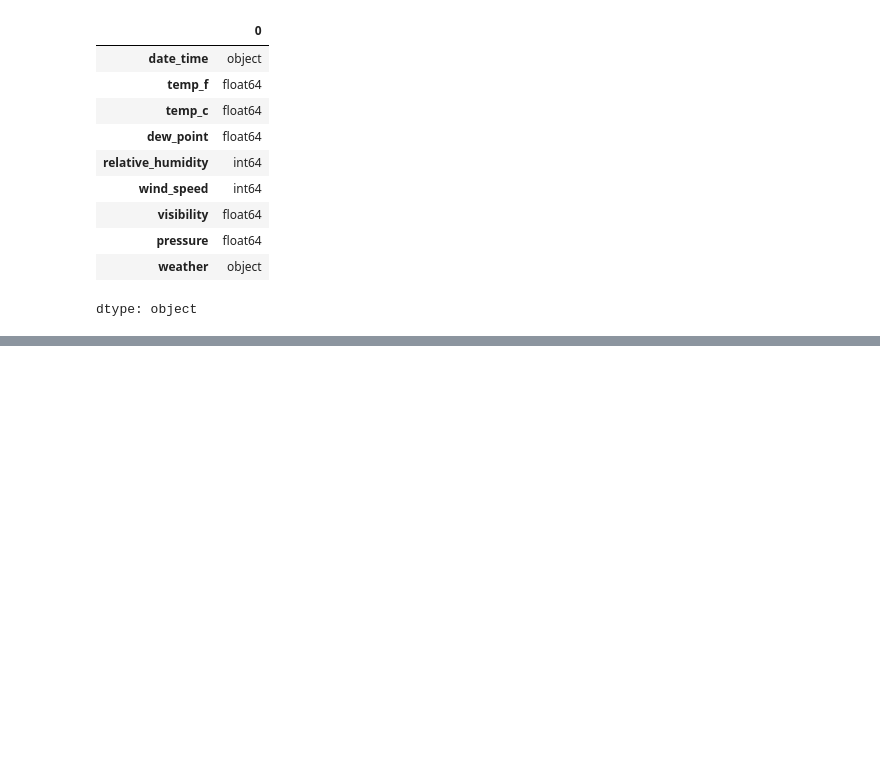
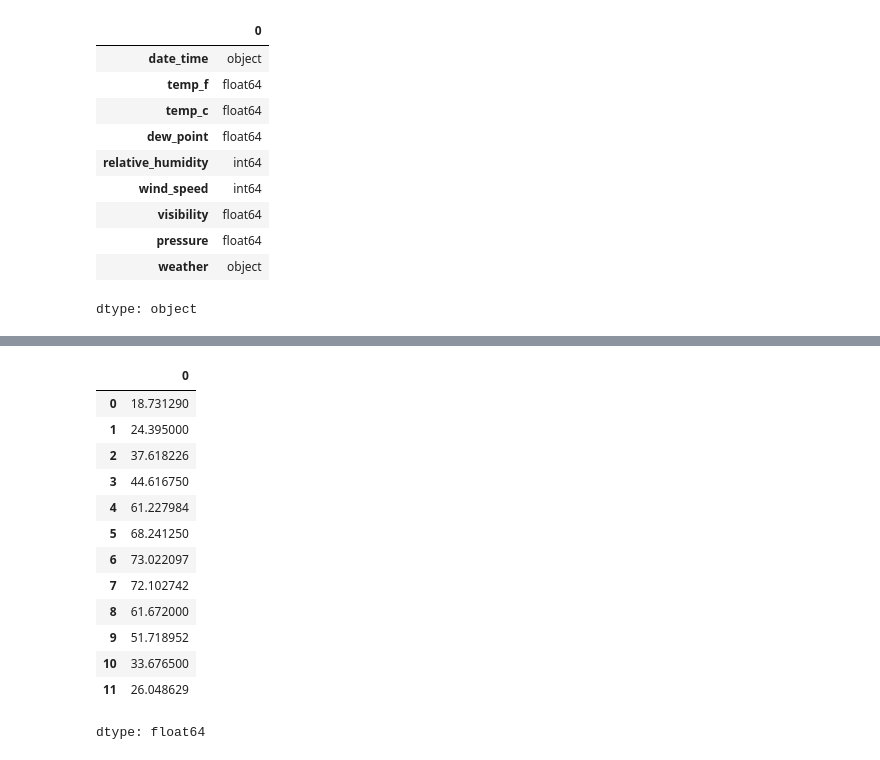
Before and after one commit to zaccowan/MLA_ZSC, a Jupyter notebook: MLA1_ZSC.ipynb, the cells around one changed output, grey strips where cells are left out. Drawn from its saved outputs; the diff is of its cells as text; code cells hidden in the pictures; blank space fills up the shorter version.

```diff
--- a/MLA1_ZSC.ipynb
+++ b/MLA1_ZSC.ipynb
@@ -115,0 +107,18 @@ df
+# %%
+monthly_avg=pd.Series(df.groupby(pd.PeriodIndex(df['date_time'], freq="m"))['temp_f'].mean().tolist())
+monthly_avg
+# %% [output]
+|  | 0 |
+| 0 | 18.731290 |
+| 1 | 24.395000 |
+| 2 | 37.618226 |
+| 3 | 44.616750 |
+| 4 | 61.227984 |
+| 5 | 68.241250 |
+| 6 | 73.022097 |
+| 7 | 72.102742 |
+| 8 | 61.672000 |
+| 9 | 51.718952 |
+| 10 | 33.676500 |
+| 11 | 26.048629 |
+dtype: float64
```
Also changed, not shown: parts of 7 cells of this notebook.
